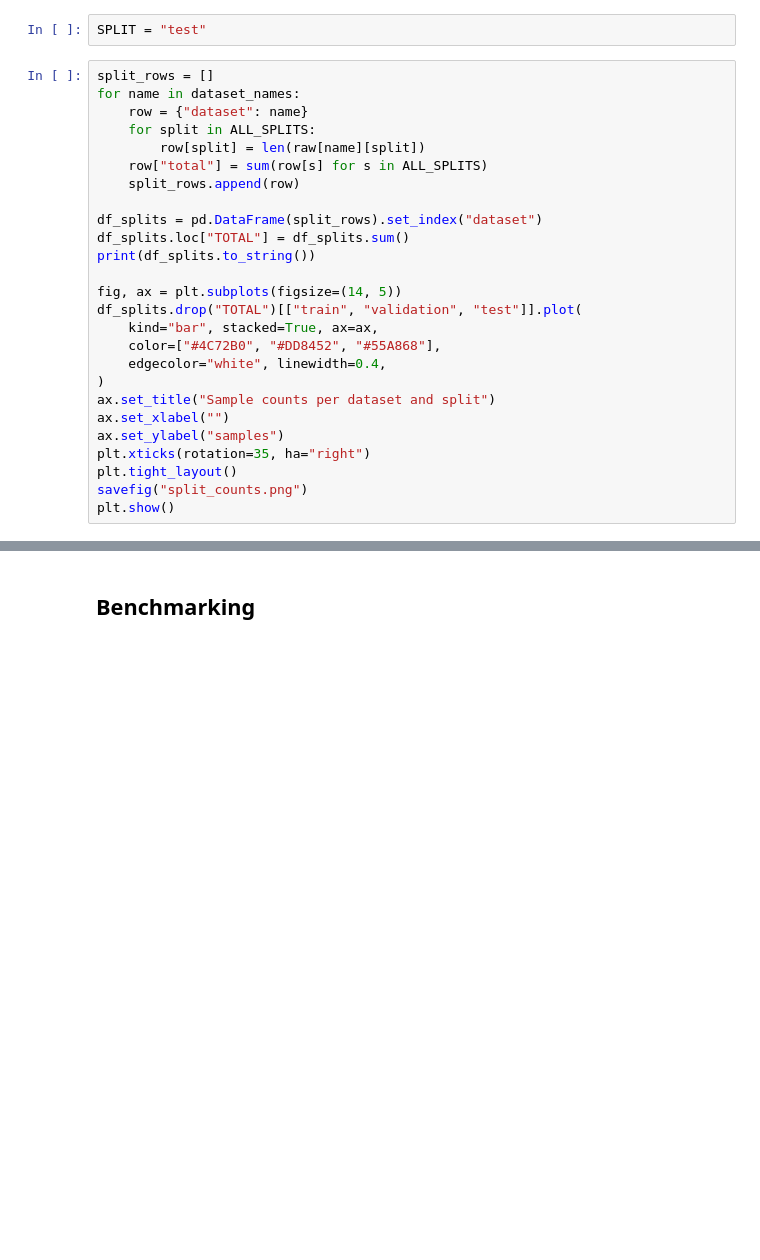
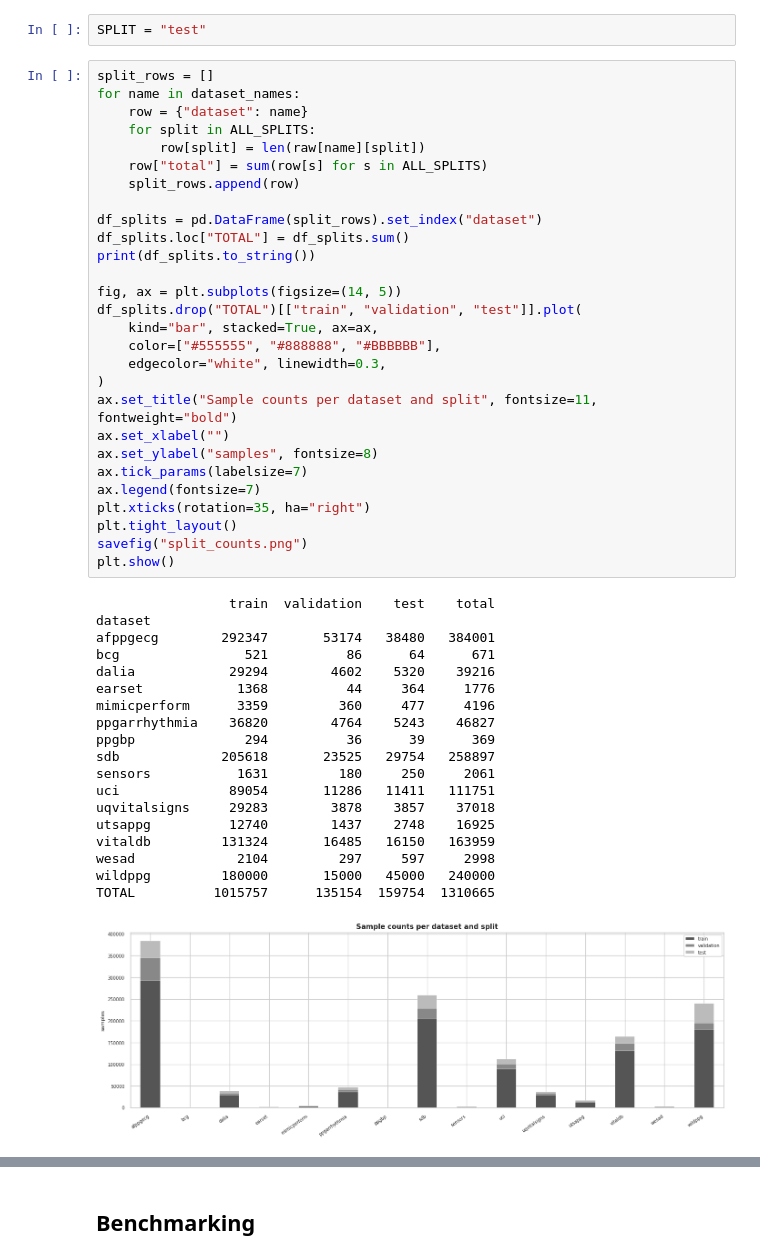
Before and after one commit to manhph2211/PulseLM, a Jupyter notebook: pulselm.ipynb, the cells around one changed output, grey strips where cells are left out. Cells and saved outputs as stored; diff of their text form; blank space fills up the shorter version.

```diff
--- a/pulselm.ipynb
+++ b/pulselm.ipynb
@@ -37,29 +39,51 @@ SPLIT = "test"
 # %%
 split_rows = []
 for name in dataset_names:
     row = {"dataset": name}
     for split in ALL_SPLITS:
         row[split] = len(raw[name][split])
     row["total"] = sum(row[s] for s in ALL_SPLITS)
     split_rows.append(row)
 
 df_splits = pd.DataFrame(split_rows).set_index("dataset")
 df_splits.loc["TOTAL"] = df_splits.sum()
 print(df_splits.to_string())
 
 fig, ax = plt.subplots(figsize=(14, 5))
 df_splits.drop("TOTAL")[["train", "validation", "test"]].plot(
     kind="bar", stacked=True, ax=ax,
-    color=["#4C72B0", "#DD8452", "#55A868"],
-    edgecolor="white", linewidth=0.4,
+    color=["#555555", "#888888", "#BBBBBB"],
+    edgecolor="white", linewidth=0.3,
 )
-ax.set_title("Sample counts per dataset and split")
+ax.set_title("Sample counts per dataset and split", fontsize=11, fontweight="bold")
 ax.set_xlabel("")
-ax.set_ylabel("samples")
+ax.set_ylabel("samples", fontsize=8)
+ax.tick_params(labelsize=7)
+ax.legend(fontsize=7)
 plt.xticks(rotation=35, ha="right")
 plt.tight_layout()
 savefig("split_counts.png")
 plt.show()
+# %% [output]
+                 train  validation    test    total
+dataset
+afppgecg        292347       53174   38480   384001
+bcg                521          86      64      671
+dalia            29294        4602    5320    39216
+earset            1368          44     364     1776
+mimicperform      3359         360     477     4196
+ppgarrhythmia    36820        4764    5243    46827
+ppgbp              294          36      39      369
+sdb             205618       23525   29754   258897
+sensors           1631         180     250     2061
+uci              89054       11286   11411   111751
+uqvitalsigns     29283        3878    3857    37018
+utsappg          12740        1437    2748    16925
+vitaldb         131324       16485   16150   163959
+wesad             2104         297     597     2998
+wildppg         180000       15000   45000   240000
+TOTAL          1015757      135154  159754  1310665
+[figure, added]
 # %%
 fig, axes = plt.subplots(3, 5, figsize=(22, 10))
 fig.suptitle("Amplitude distribution per dataset (all test samples)", fontsize=12, fontweight="bold")
```
Also changed, not shown: parts of 12 cells of this notebook, 10 other files.
